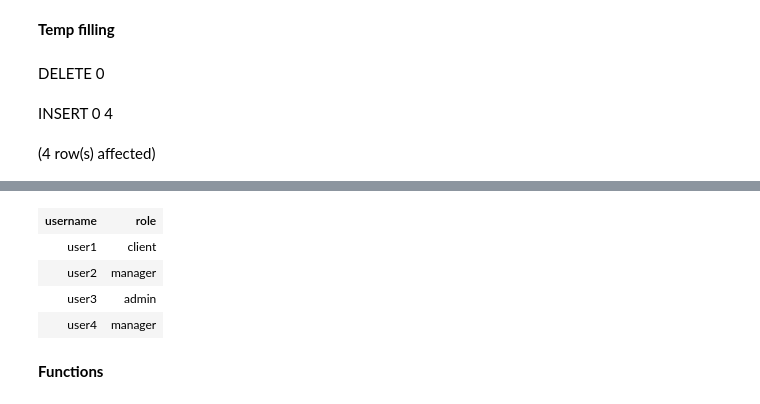
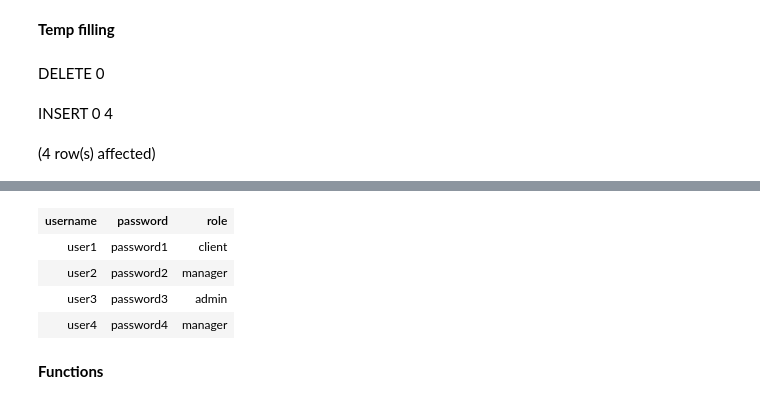
Before and after one commit to WhiteMorro1177/car-rent-server, a Jupyter notebook: db-conf/Notebook-1.ipynb, the cells around one changed output, grey strips where cells are left out. Saved outputs shown, nothing was run; the diff lists cells and outputs as text; code cells hidden in the pictures.

Commit message:
added role creations

```diff
--- a/db-conf/Notebook-1.ipynb
+++ b/db-conf/Notebook-1.ipynb
@@ -214,11 +215,11 @@ CREATE TABLE
 # %%
 delete from users;
 
-INSERT INTO users (username, role) VALUES
-('user1', 'client'),
-('user2', 'manager'),
-('user3', 'admin'),
-('user4', 'manager');
+INSERT INTO users (username, password, role) VALUES
+('user1', 'password1', 'client'),
+('user2', 'password2', 'manager'),
+('user3', 'password3', 'admin'),
+('user4', 'password4', 'manager');
 
 SELECT * FROM users;
 # %% [output]
@@ -229,8 +230,8 @@ Total execution time: 00:00:00.016
-| username | role |
-| user1 | client |
-| user2 | manager |
-| user3 | admin |
-| user4 | manager |
+| username | password | role |
+| user1 | password1 | client |
+| user2 | password2 | manager |
+| user3 | password3 | admin |
+| user4 | password4 | manager |
 # %% [markdown]
 **Functions**
 # %%
```
Also changed, not shown: parts of 15 cells of this notebook, 2 other files.
